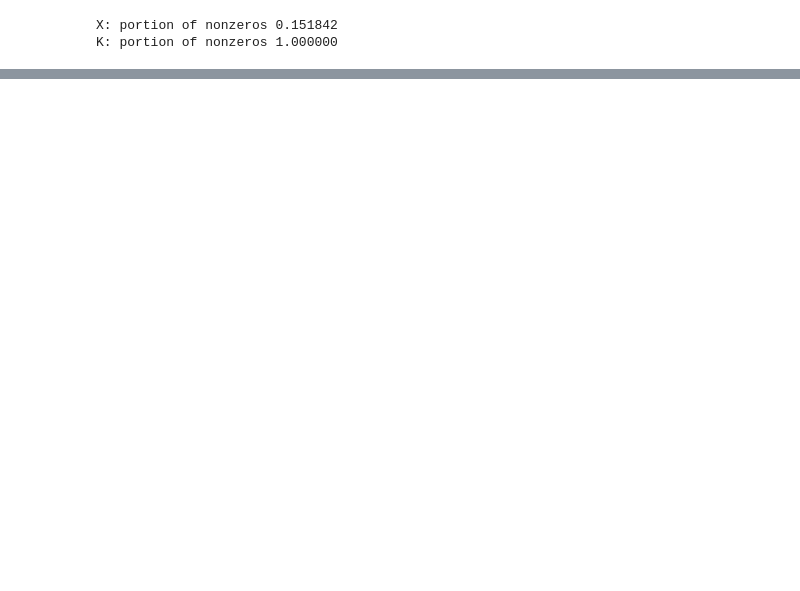
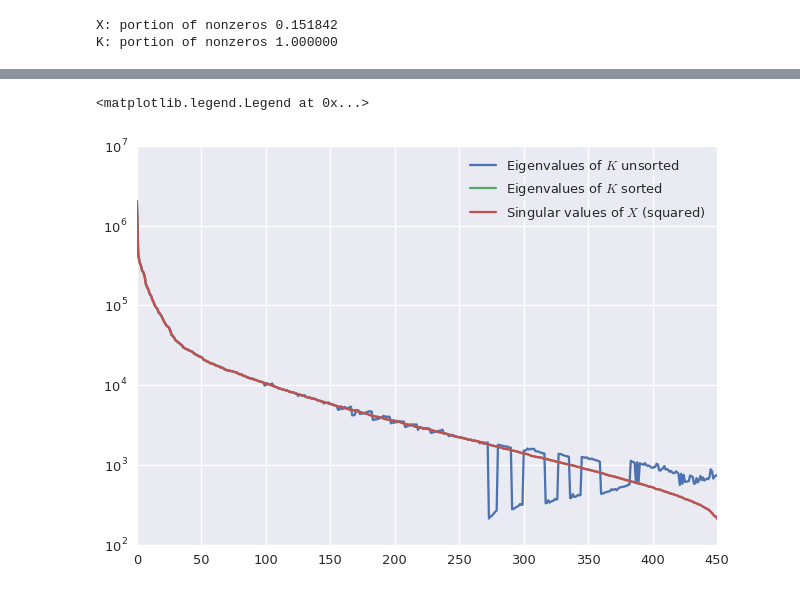
Before and after one commit to mlocs/ipython-nb, a Jupyter notebook: Matrix Inversion Methods.ipynb, the cells around one changed output, grey strips where cells are left out. Saved outputs shown, nothing was run; the diff lists cells and outputs as text; code cells hidden in the pictures; blank space fills up the shorter version.

Commit message:
Matrix inversion methods extended

```diff
--- a/Matrix Inversion Methods.ipynb
+++ b/Matrix Inversion Methods.ipynb
@@ -139,0 +127,4 @@ pylab.legend(loc='best')
+# %%
+# eigenvalue decomposition of the matrix K
+%timeit -n 10 -r 5 W,VR = sp.linalg.eig(A)
+W,VR = sp.linalg.eig(A)
@@ -139,0 +152,4 @@ pylab.legend(loc='best')
+# %%
+# singular values of X
+%timeit -n 10 -r 3 sp.linalg.svd(X, full_matrices=False)
+U, S, V = sp.linalg.svd(X, full_matrices=False)
@@ -139,0 +233,10 @@ pylab.legend(loc='best')
+# %%
+pylab.plot(W.real, '-', label=r"Eigenvalues of $K$ unsorted")
+pylab.plot(sorted(W.real, reverse=True), '-', label=r"Eigenvalues of $K$ sorted")
+pylab.plot(S**2, '-', label=r"Singular values of $X$ (squared)")
+pylab.yscale("log")
+
+pylab.legend(loc='best')
+# %% [output]
+<matplotlib.legend.Legend at 0x...>
+[figure, added]
```
Also changed, not shown: parts of 45 cells of this notebook.
